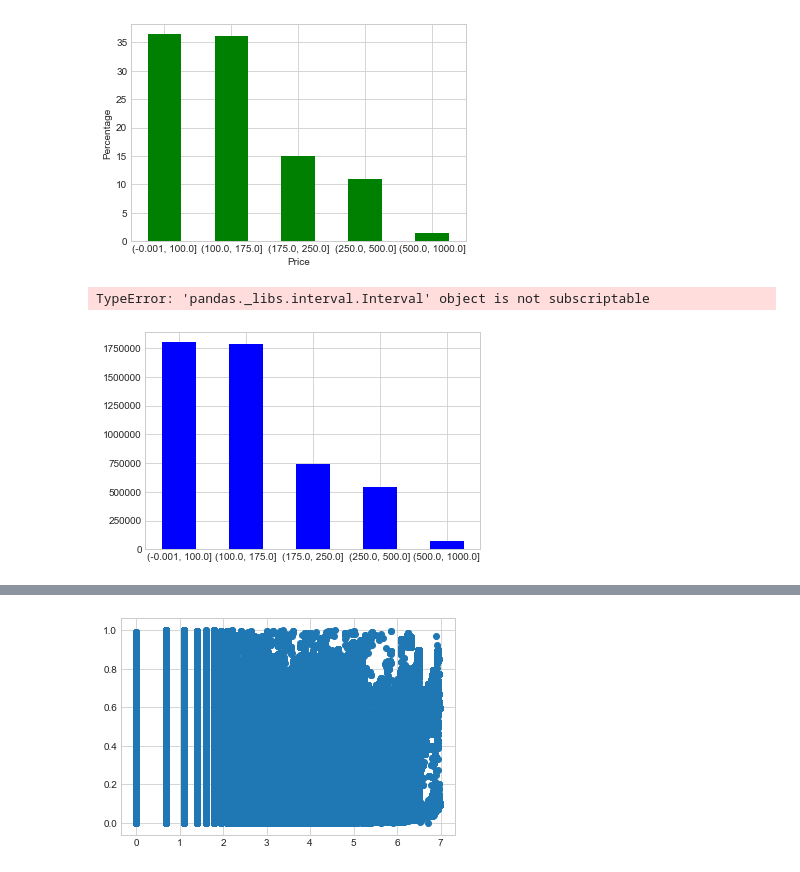
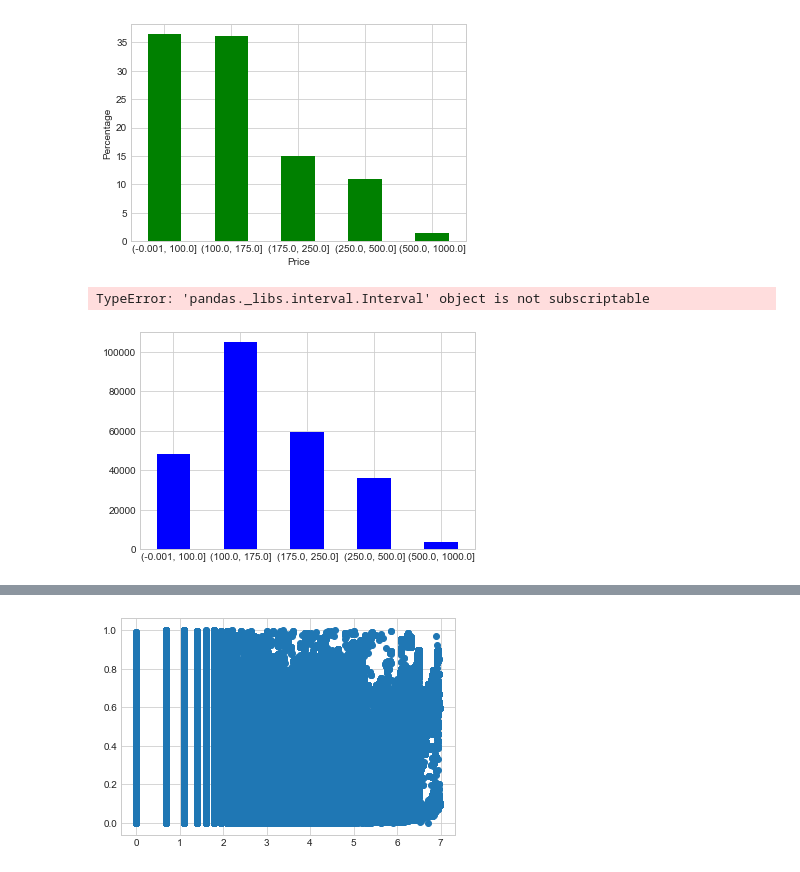
Before and after one commit to hannaheyer/Dmt, a Jupyter notebook: Prac2/Roger's.ipynb, the cells around one changed output, grey strips where cells are left out. Drawn from its saved outputs; the diff is of its cells as text; code cells hidden in the pictures.

```diff
--- a/Prac2/Roger's.ipynb
+++ b/Prac2/Roger's.ipynb
@@ -486,14 +486,14 @@ plt.show()
 # %% [output]
 [figure]
 # %%
-price=data['price_usd']
+price=data['visitor_hist_adr_usd']
 
 out = pd.cut(price, bins=[0, 100, 175, 250, 500, 1000], include_lowest=True)
 ax = out.value_counts(sort=False).plot.bar(rot=0, color="b", figsize=(6,4))
 ax.set_xticklabels([c[1:-1].replace(","," to") for c in out.cat.categories])
 plt.show()
 # %% [output]
 TypeError: 'pandas._libs.interval.Interval' object is not subscriptable
-[figure, old version]
+[figure, new version]
 # %%
 price=data['price_usd']
```
Also changed, not shown: parts of 1 cell of this notebook.
